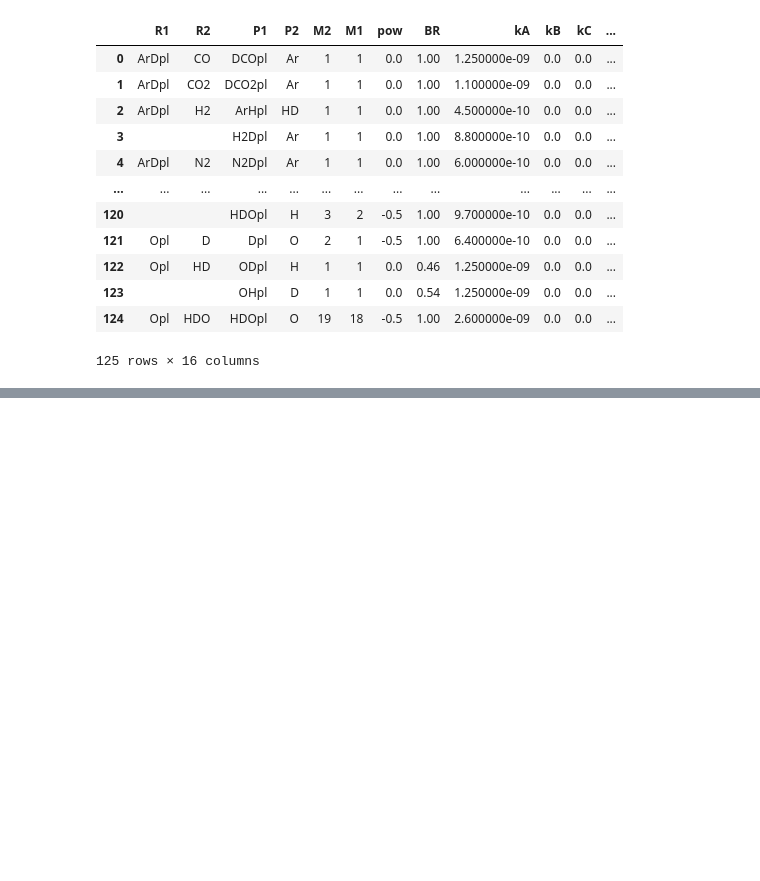
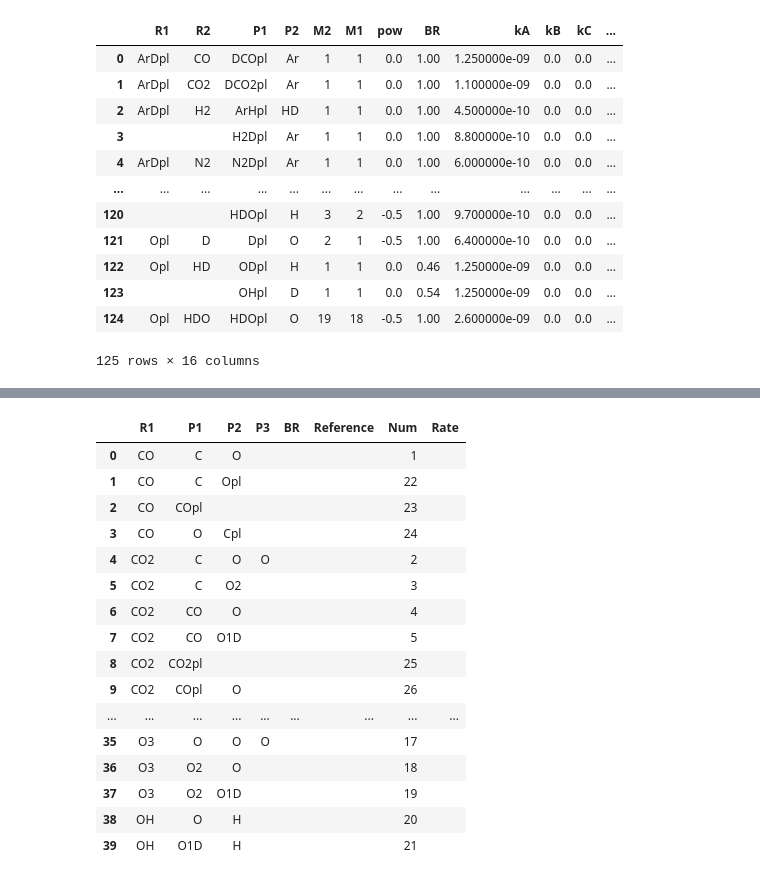
Before and after one commit to emcangi/bluejay, a Jupyter notebook: Format_Reaction_Latex_Tables_Separately.ipynb, the cells around one changed output, grey strips where cells are left out. Drawn from its saved outputs; the diff is of its cells as text; code cells hidden in the pictures; blank space fills up the shorter version.

```diff
--- a/Format_Reaction_Latex_Tables_Separately.ipynb
+++ b/Format_Reaction_Latex_Tables_Separately.ipynb
@@ -684,0 +706,13 @@ big_df_final.to_latex("ReactionTables/D_table_with_neutrals.tex", index=False, l
+# %%
+# We read the excel file as a dataframe
+df_photod = pd.read_excel(f"{main_folder}active_rxns.xlsx", sheet_name="Photodissociation",
+                    index_col=None, usecols=["R1", "P1", "P2", "P3", "BR", "Reference"])
+
+df_photoi = pd.read_excel(f"{main_folder}active_rxns.xlsx", sheet_name="Photoionization",
+                    index_col=None, usecols=["R1", "P1", "P2", "BR", "Reference"])
+
+df_neutrals = pd.read_excel(f"{main_folder}active_rxns.xlsx", sheet_name="Neutral reactions",
+                    index_col=None, usecols=["R1", "R2", "R3", "P1", "P2", "P3", "type", "M2", "M1", "pow", "BR", "kA", "kB", "kC", "k0A", "k0B", "k0C", "F", "Reference"])
+
+df_ions = pd.read_excel(f"{main_folder}active_rxns.xlsx", sheet_name="Ion reactions",
+                    index_col=None, usecols=["R1", "R2", "P1", "P2", "M2", "M1", "pow", "BR", "kA", "kB", "kC", "k0A", "k0B", "k0C", "Reference"])
@@ -684,0 +741,40 @@ big_df_final.to_latex("ReactionTables/D_table_with_neutrals.tex", index=False, l
+# %%
+df_photod_noD = df_photod[ ~df_photod["R1"].str.contains("D") ]
+df_photoi_noD = df_photoi[ ~df_photoi["R1"].str.contains("D") ]
+
+photo_df = pd.concat([df_photod_noD, df_photoi_noD], ignore_index=True)
+
+# Blank out any nans and nones
+photo_df[['BR']] = photo_df[['BR']].fillna("")
+photo_df[['Reference']] = photo_df[['Reference']].fillna("")
+photo_df['P2'] = photo_df['P2'].replace(to_replace="none", value='')
+photo_df['P3'] = photo_df['P3'].replace(to_replace="none", value='')
+photo_df[['P3']] = photo_df[['P3']].fillna("")
+
+# Add reaction number column
+photo_df.loc[:, "Num"] = range(1, len(photo_df)+1)
+photo_df.loc[:, "Rate"] = ""
+photo_df.reset_index(inplace=True)
+photo_df = photo_df.drop(["index"], axis=1) # don't need this column
+
+# Initial sort
+photo_df.sort_values(["R1", "P1", "P2", "P3"], inplace=True, ignore_index=True)
+photo_df
+# %% [output]
+|  | R1 | P1 | P2 | P3 | BR | Reference | Num | Rate |
+| 0 | CO | C | O |  |  |  | 1 |  |
+| 1 | CO | C | Opl |  |  |  | 22 |  |
+| 2 | CO | COpl |  |  |  |  | 23 |  |
+| 3 | CO | O | Cpl |  |  |  | 24 |  |
+| 4 | CO2 | C | O | O |  |  | 2 |  |
+| 5 | CO2 | C | O2 |  |  |  | 3 |  |
+| 6 | CO2 | CO | O |  |  |  | 4 |  |
+| 7 | CO2 | CO | O1D |  |  |  | 5 |  |
+| 8 | CO2 | CO2pl |  |  |  |  | 25 |  |
+| 9 | CO2 | COpl | O |  |  |  | 26 |  |
+| ... | ... | ... | ... | ... | ... | ... | ... | ... |
+| 35 | O3 | O | O | O |  |  | 17 |  |
+| 36 | O3 | O2 | O |  |  |  | 18 |  |
+| 37 | O3 | O2 | O1D |  |  |  | 19 |  |
+| 38 | OH | O | H |  |  |  | 20 |  |
+| 39 | OH | O1D | H |  |  |  | 21 |  |
```
Also changed, not shown: parts of 40 cells of this notebook, 17 other files.
